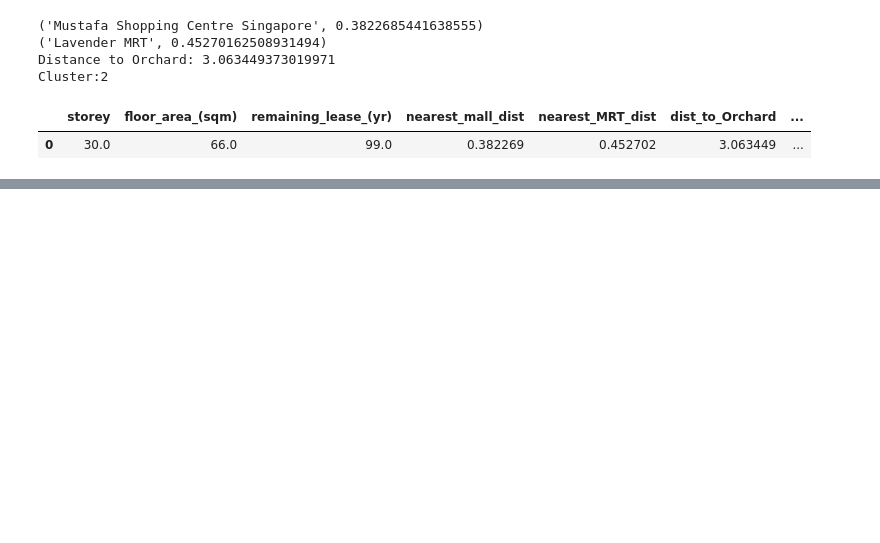
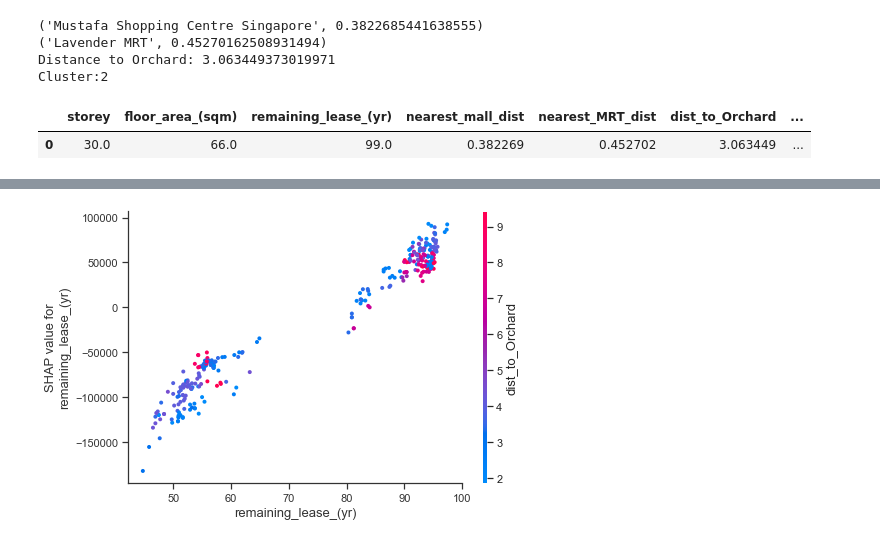
Before and after one commit to daphne-jr/rooroo, a Jupyter notebook: Analysis.ipynb, the cells around one changed output, grey strips where cells are left out. Cells and saved outputs as stored; diff of their text form; code cells hidden in the pictures; blank space fills up the shorter version.

```diff
--- a/Analysis.ipynb
+++ b/Analysis.ipynb
@@ -625,0 +655,5 @@ stackedensemble prediction progress: |██████████████
+# %%
+# remaining lease seems to increase the property's value, regardless of area (dis_to_orchard colors seem evenly distributed)
+shap.dependence_plot('remaining_lease_(yr)', shap_values, X_test, interaction_index='dist_to_Orchard')
+# %% [output]
+[figure, added]
```
Also changed, not shown: parts of 12 cells of this notebook, 4 other files.
